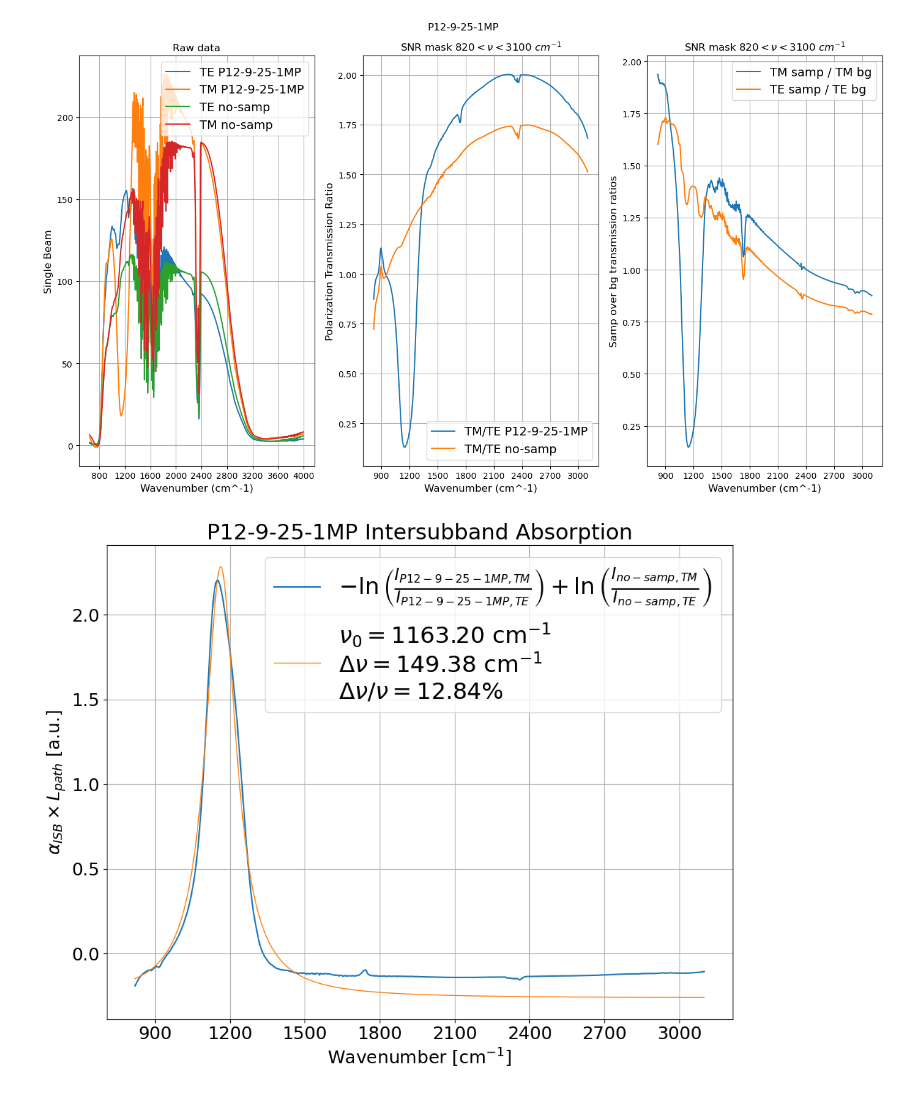
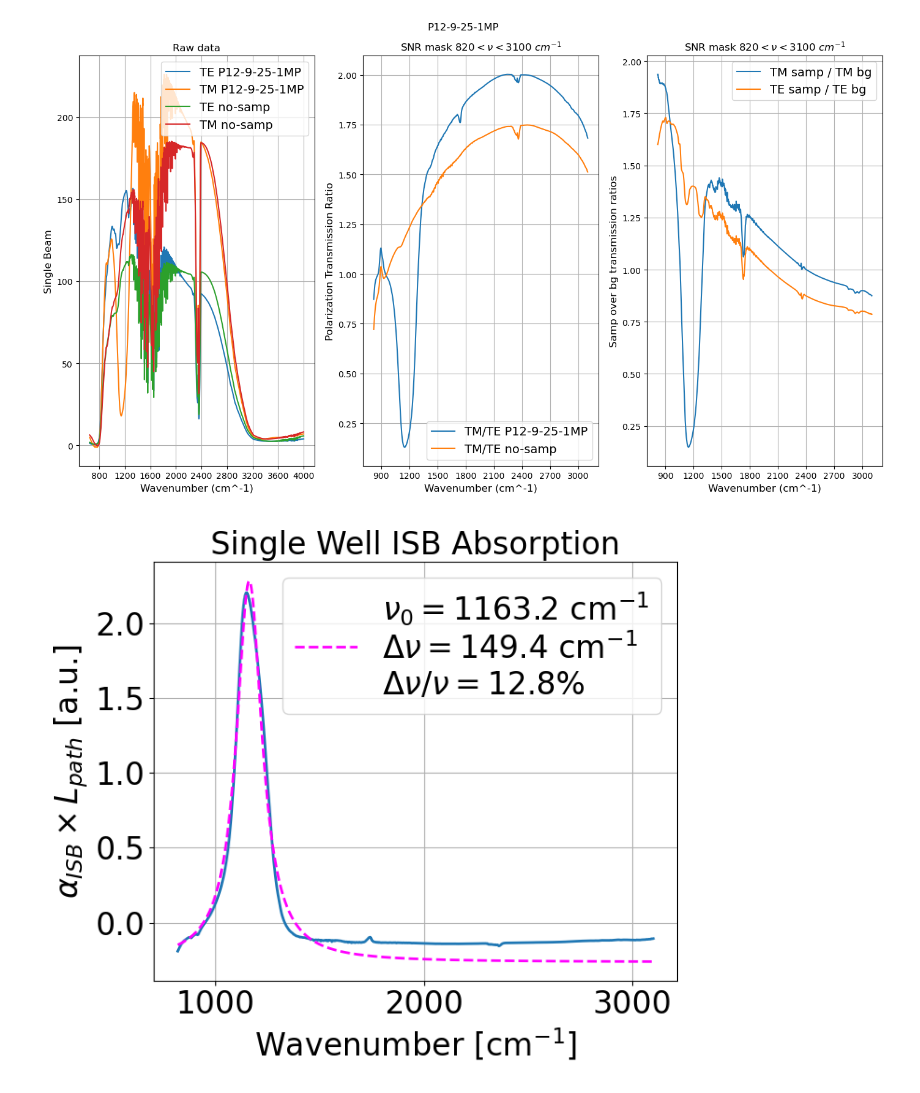
Before and after one commit to sherpsss/FTIR, a Jupyter notebook: 20260203_P12-9-25-1/P12-9-25-1-analysis.ipynb, the cells around one changed output. Drawn from its saved outputs; the diff is of its cells as text; code cells hidden in the pictures.

```diff
--- a/20260203_P12-9-25-1/P12-9-25-1-analysis.ipynb
+++ b/20260203_P12-9-25-1/P12-9-25-1-analysis.ipynb
@@ -61,31 +61,38 @@ plt.savefig(os.path.join(base_dir, sample_name + '_raw_scans_and_ratios.svg'))
 # %% [output]
 [figure]
 # %%
-fig_fits, axs_fits = plt.subplots(figsize=(12, 8))
-base_title = sample_name + ' Intersubband Absorption'
-base_font_size = 18
-title_fontsize = 22
+%matplotlib widget
+
+fig_fits, axs_fits = plt.subplots(figsize=(7, 6))
+base_title = 'Single Well' + ' ISB Absorption'
+base_font_size = 24
+title_fontsize = base_font_size
 axs_fits.set_title(base_title, fontsize=title_fontsize)
 axs_fits.set_xlabel(r'Wavenumber [$\text{cm}^{-1}$]', fontsize=base_font_size)
 axs_fits.set_ylabel(r'$\alpha_{ISB} \times L_{path}$ [a.u.]', fontsize=base_font_size)
 axs_fits.tick_params(axis='both', which='major', labelsize=base_font_size)
 axs_fits.grid()
-axs_fits.xaxis.set_major_locator(MaxNLocator(integer=True))
-samp_meas.plot_alpha_ISB(bg_meas, axs_fits)
+# axs_fits.xaxis.set_major_locator(MaxNLocator(integer=True))
+# labelalt = 'Measured ISB Absorption'
+labelalt = (
+    rf"$-\ln \left(\frac{{I_{{TM}}}}{{I_{{TE}}}}\right)"
+    rf"+ \ln \left(\frac{{I_{{{'bg'},TM}}}}{{I_{{{'bg'},TE}}}}\right)$"
+)
+samp_meas.plot_alpha_ISB(bg_meas, axs_fits, add_label=False,lw=2.0)
 
 # Single Lorentzian fit
 result = samp_meas.fit_lorentz(
     nu_range    = [1060, 1670],
     nu0_guess   = 1100,
     kappa_guess = 65,
     background  = bg_meas,
 )
-samp_meas.plot_fit(result, axs_fits)
+samp_meas.plot_fit(result, axs_fits,lw=2.0,combined_color='magenta')
 
-axs_fits.legend(prop={'size': base_font_size*1.3})
+axs_fits.legend(prop={'size': base_font_size})
 # axs_fits.
 plt.tight_layout()
 # plt.savefig(os.path.join(base_dir, sample_name + '_alpha_ISB.svg'))
 # plt.show()
 # %% [output]
-[figure, old version]
+[figure, new version]
```
Also changed, not shown: 2 other files.
